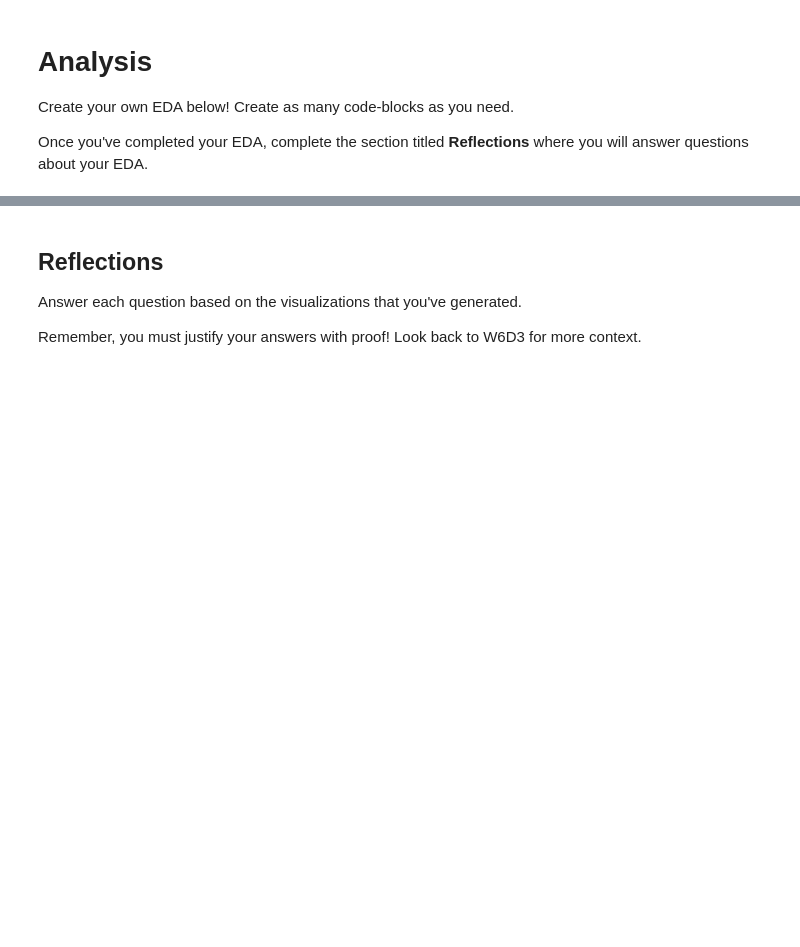
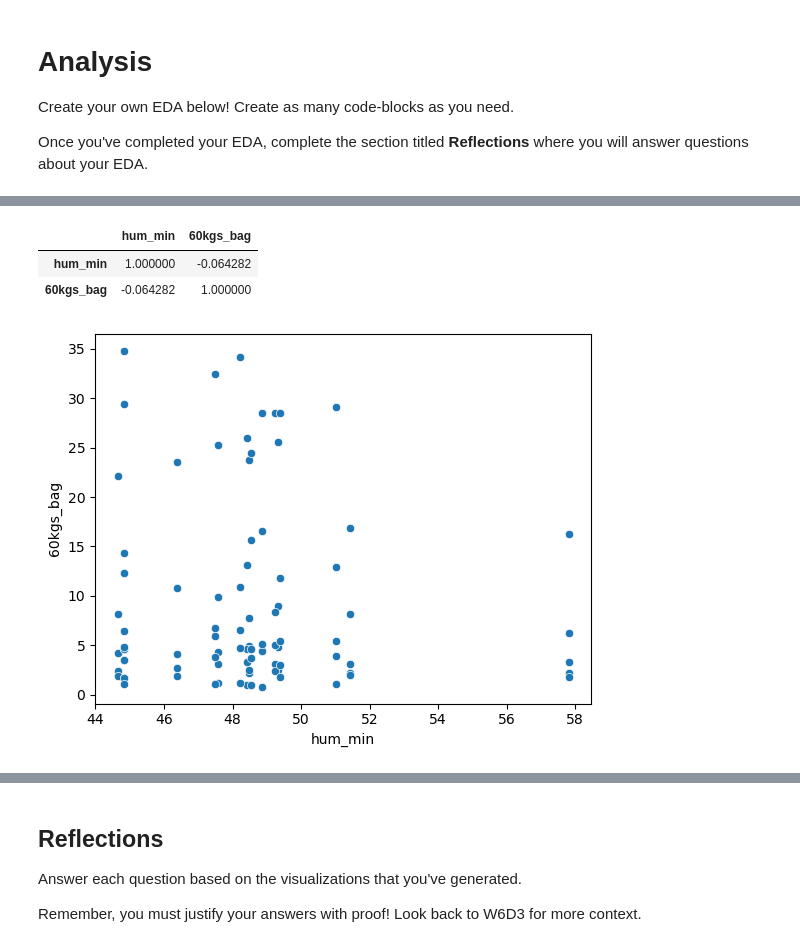
Before and after one commit to vchu22/IF-DS-TLAB3, a Jupyter notebook: notebooks/analysis.ipynb, the cells around one changed output, grey strips where cells are left out. Drawn from its saved outputs; the diff is of its cells as text; code cells hidden in the pictures; blank space fills up the shorter version.

```diff
--- a/notebooks/analysis.ipynb
+++ b/notebooks/analysis.ipynb
@@ -36,0 +86,9 @@ weather = pd.read_csv("../data/weather/weater_output.csv")
+# %%
+# Q2, calculate the Pearson's Correlation Coefficient between hum_min and 60kgs_bag
+sns.scatterplot(data=coffee_weather_cleaned, x="hum_min", y="60kgs_bag")
+coffee_weather_cleaned[["hum_min", "60kgs_bag"]].corr()
+# %% [output]
+|  | hum_min | 60kgs_bag |
+| hum_min | 1.000000 | -0.064282 |
+| 60kgs_bag | -0.064282 | 1.000000 |
+[figure, added]
```
Also changed, not shown: parts of 27 cells of this notebook.
